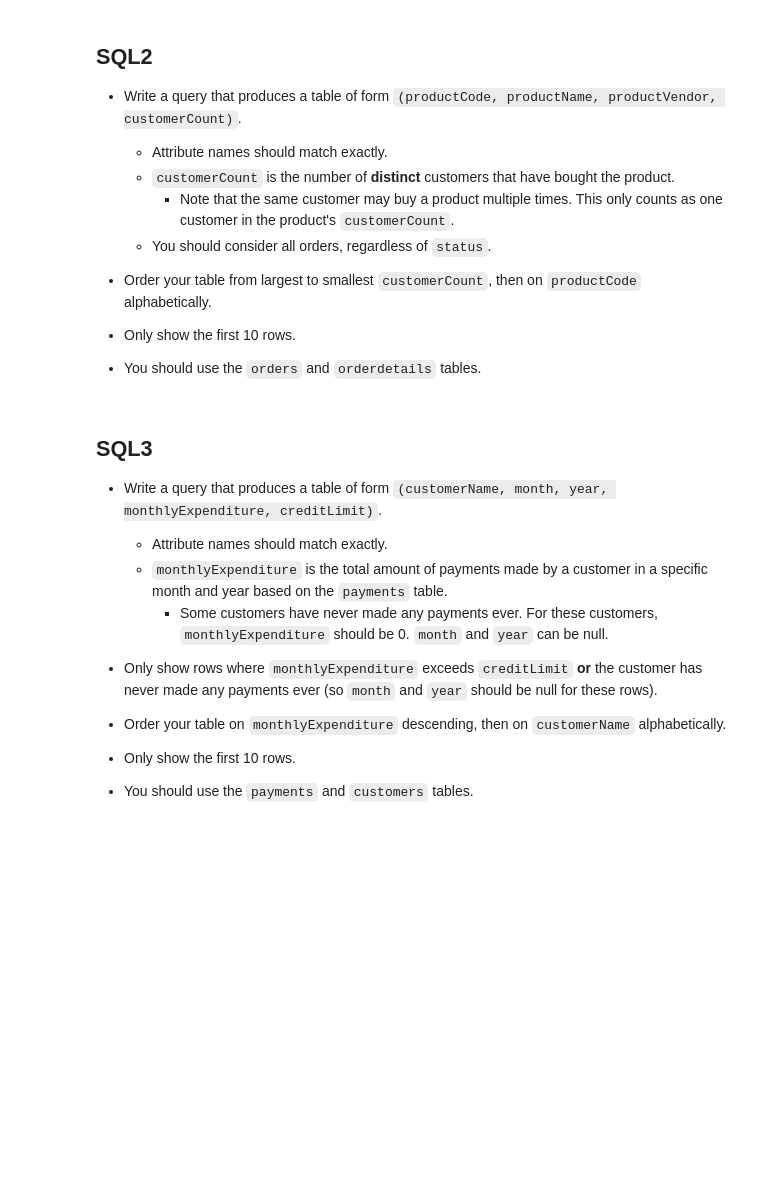
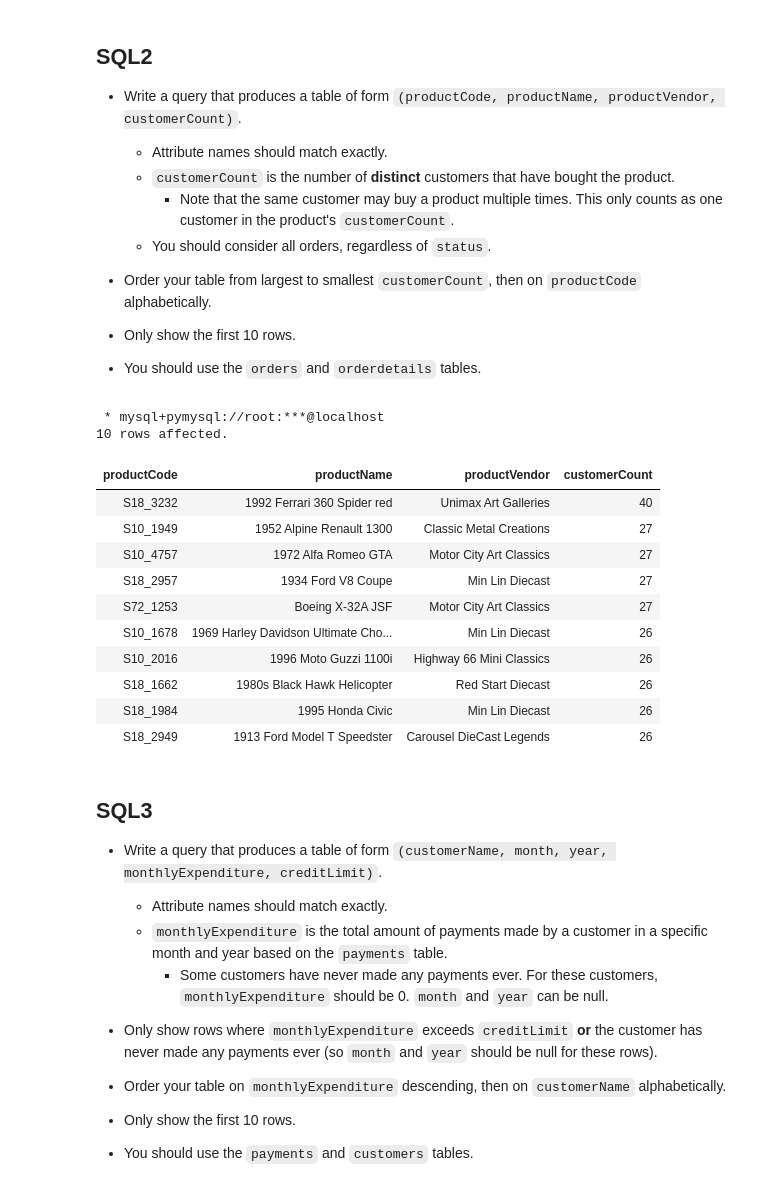
Before and after one commit to avahajr/W4111-Intro-to-Databases-Spring-2024, a Jupyter notebook: Exams/Midterm/S24-W4111-Midterm.ipynb, the cells around one changed output. Saved outputs shown, nothing was run; the diff lists cells and outputs as text; code cells hidden in the pictures; blank space fills up the shorter version.

```diff
--- a/Exams/Midterm/S24-W4111-Midterm.ipynb
+++ b/Exams/Midterm/S24-W4111-Midterm.ipynb
@@ -984,3 +975,35 @@ select
+# %%
+%%sql
+SELECT
+    orderdetails.productCode,
+    products.productName,
+    products.productVendor,
+    COUNT(DISTINCT orders.customerNumber) AS customerCount
+FROM
+    orderdetails
+JOIN
+    products ON orderdetails.productCode = products.productCode
+JOIN
+    orders ON orderdetails.orderNumber = orders.orderNumber
+GROUP BY
+    orderdetails.productCode, products.productName, products.productVendor
+ORDER BY
+    customerCount DESC, orderdetails.productCode
+LIMIT 10;
+# %% [output]
+ * mysql+pymysql://root:***@localhost
+10 rows affected.
+| productCode | productName | productVendor | customerCount |
+| S18_3232 | 1992 Ferrari 360 Spider red | Unimax Art Galleries | 40 |
+| S10_1949 | 1952 Alpine Renault 1300 | Classic Metal Creations | 27 |
+| S10_4757 | 1972 Alfa Romeo GTA | Motor City Art Classics | 27 |
+| S18_2957 | 1934 Ford V8 Coupe | Min Lin Diecast | 27 |
+| S72_1253 | Boeing X-32A JSF | Motor City Art Classics | 27 |
+| S10_1678 | 1969 Harley Davidson Ultimate Cho... | Min Lin Diecast | 26 |
+| S10_2016 | 1996 Moto Guzzi 1100i | Highway 66 Mini Classics | 26 |
+| S18_1662 | 1980s Black Hawk Helicopter | Red Start Diecast | 26 |
+| S18_1984 | 1995 Honda Civic | Min Lin Diecast | 26 |
+| S18_2949 | 1913 Ford Model T Speedster | Carousel DieCast Legends | 26 |
 # %% [markdown]
 ## SQL3
 
```
Also changed, not shown: parts of 14 cells of this notebook, 24 other files.
